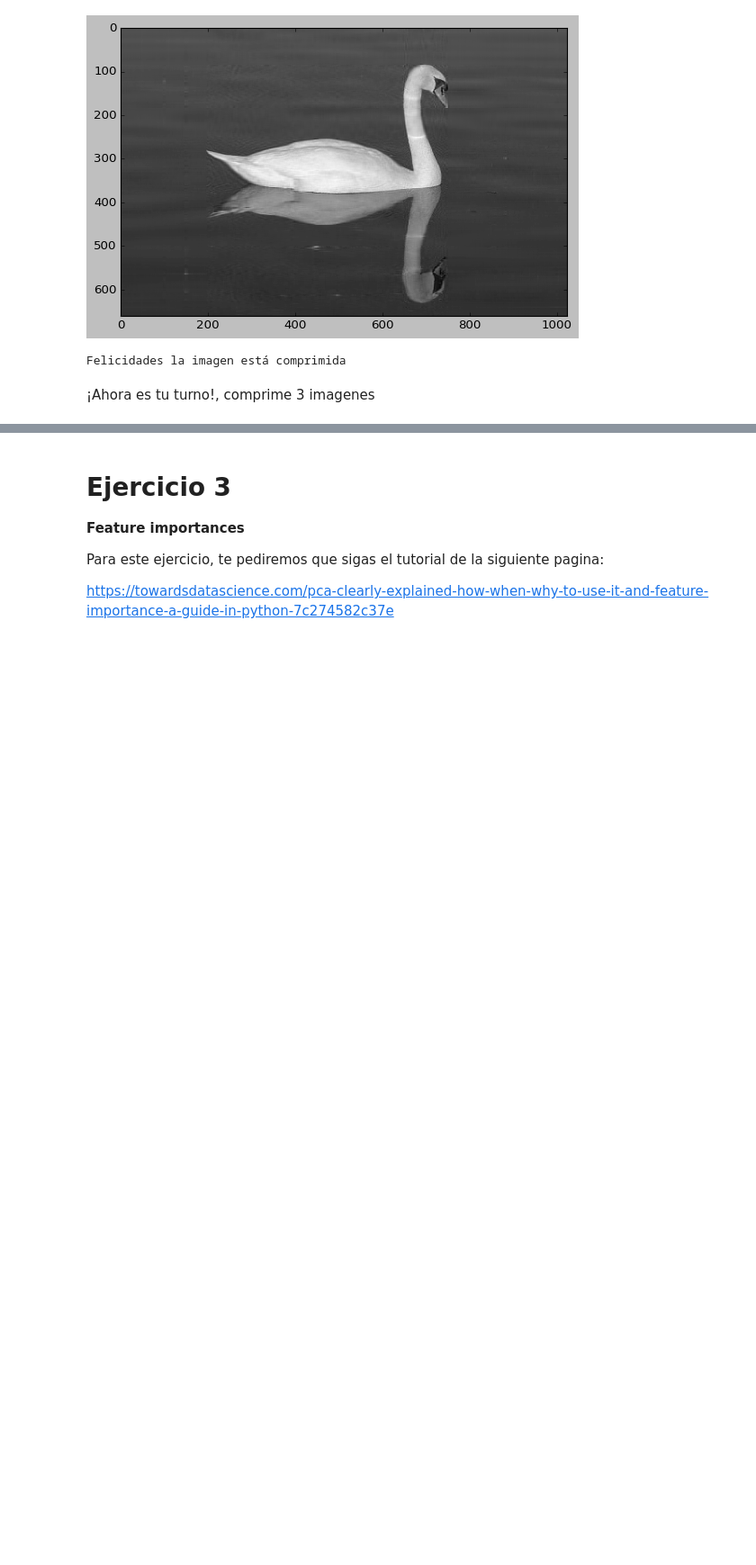
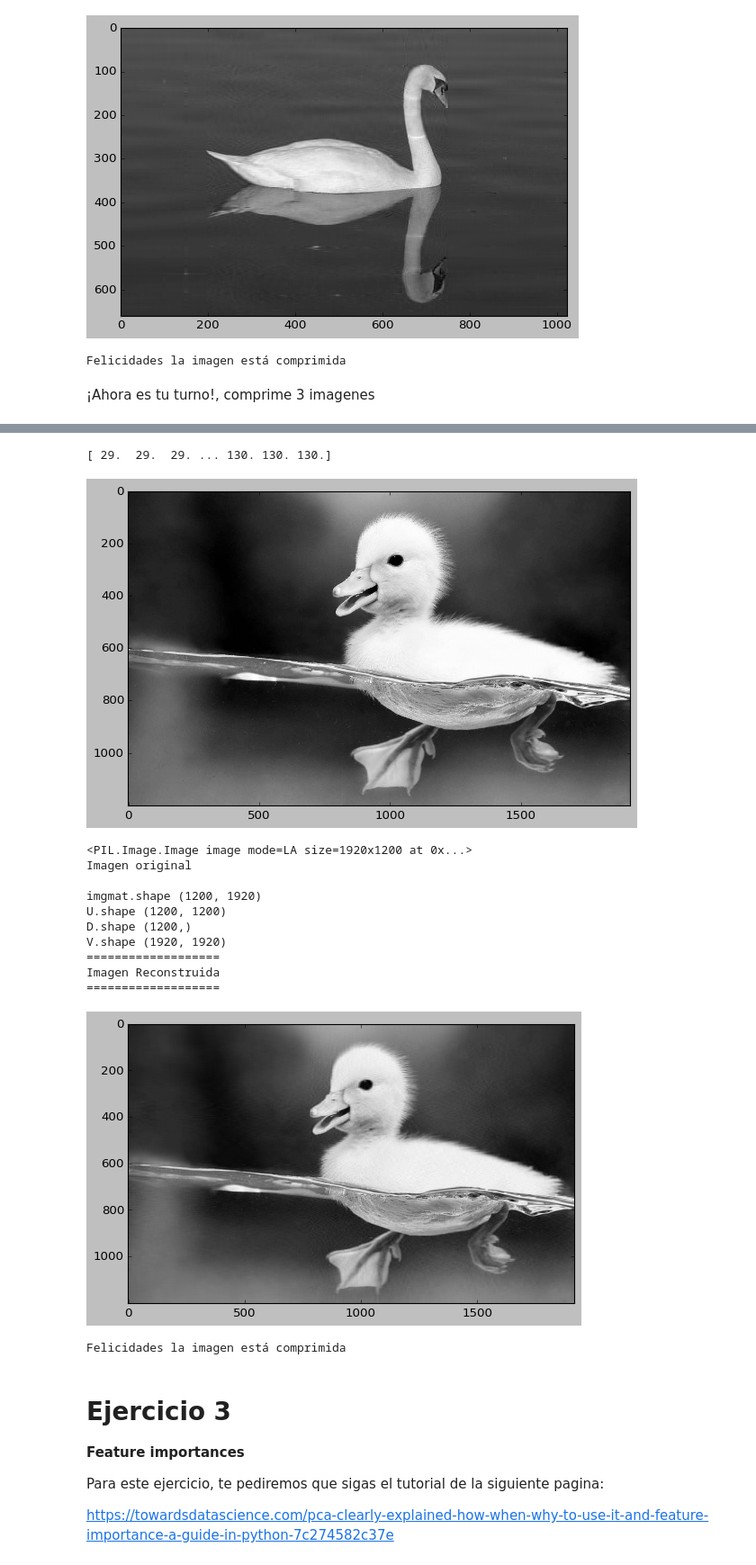
Before and after one commit to PosgradoMNA/actividades-de-aprendizaje-LuisHermenegildo1, a Jupyter notebook: Reduccion_dimensiones.ipynb, the cells around one changed output, grey strips where cells are left out. Shown at 90% size. Drawn from its saved outputs; the diff is of its cells as text; code cells hidden in the pictures; blank space fills up the shorter version.

```diff
--- a/Reduccion_dimensiones.ipynb
+++ b/Reduccion_dimensiones.ipynb
@@ -325,3 +420,34 @@ Felicidades la imagen está comprimida
+# %%
+#imagen 3
+imgmat = loadImage('https://wallpapers.com/images/hd/swimming-baby-duck-6kwamfmnbvq6aiem.jpg')
+#Extraer valores U D V
+U,D,V = np.linalg.svd(imgmat)
+#Imprimir forma original de la imagen
+print("Imagen original\n")
+print(f"imgmat.shape {imgmat.shape}")
+print(f"U.shape {U.shape}")
+print(f"D.shape {D.shape}")
+print(f"V.shape {V.shape}")
+
+print("===================")
+print("Imagen Reconstruida")
+print("===================")
+reconstruirImg(90, U, D, V)
+# %% [output]
+[ 29.  29.  29. ... 130. 130. 130.]
+[figure, added]
+<PIL.Image.Image image mode=LA size=1920x1200 at 0x...>
+Imagen original
+
+imgmat.shape (1200, 1920)
+U.shape (1200, 1200)
+D.shape (1200,)
+V.shape (1920, 1920)
+===================
+Imagen Reconstruida
+===================
+[figure, added]
+Felicidades la imagen está comprimida
 # %% [markdown]
 # Ejercicio 3
 
```
Also changed, not shown: parts of 38 cells of this notebook.
